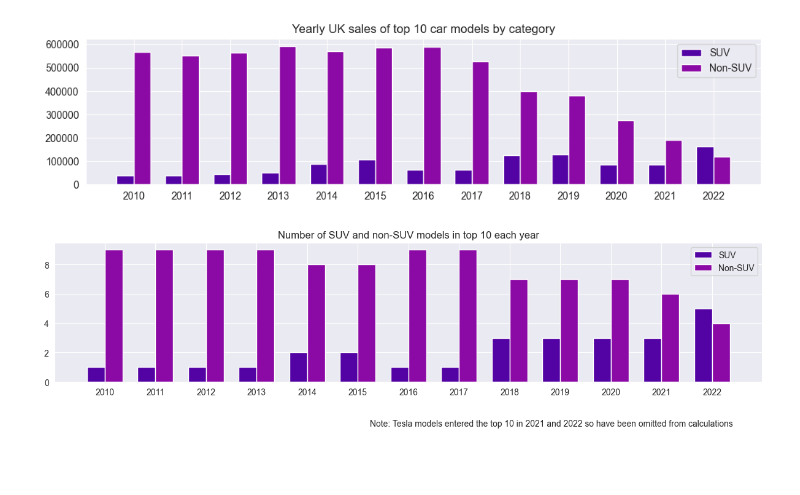
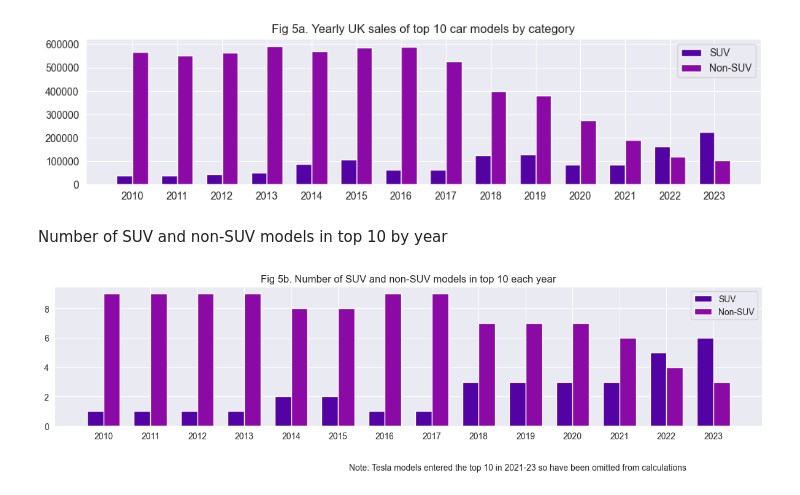
Before and after one commit to stepons/PostWorkings, a Jupyter notebook: SUVs and emissions/SUVs_and_emissions.ipynb, the cells around one changed output. Drawn from its saved outputs; the diff is of its cells as text; code cells hidden in the pictures; blank space fills up the shorter version.

Commit message:
KAN-13 Car sales data scraping added

```diff
--- a/SUVs and emissions/SUVs_and_emissions.ipynb
+++ b/SUVs and emissions/SUVs_and_emissions.ipynb
@@ -60,36 +221,29 @@ plt.show()
 # %%
-# Weighted average car mass by year
 
-
-# Initialize a dictionary to store the results
 yearly_weighted_averages = {}
 
-# Iterate through the year columns
-for year in range(2010, 2023):
+for year in range(2010, 2024):
     total_weighted_sum = 0
     total_cars_sold = 0
 
-    # Iterate through the rows
     for index, row in sales_df.iterrows():
         model = row['Model']
 
-        # Check if the year column has a non-null value
-        if not pd.isna(row[year]):
-            # Get the weight using both model and year
+        #Check if the year column has a non-null value
+        if not pd.isna(row[str(year)]):
             weight = car_weights.get((model, year), 0)
-            cars_sold = row[year]  # Number of cars sold for this model in this year
+            cars_sold = row[str(year)]
             total_weighted_sum += weight * cars_sold
             total_cars_sold += cars_sold
 
-    # Calculate the weighted average weight for the year
+    #Calculate the weighted average weight for the year
     if total_cars_sold > 0:
         weighted_average_weight = total_weighted_sum / total_cars_sold
         yearly_weighted_averages[year] = weighted_average_weight
 
-# Create a DataFrame from the dictionary for plotting
+#Create a DataFrame from the dictionary for plotting
 weighted_average_df = pd.DataFrame(list(yearly_weighted_averages.items()), columns=['Year', 'Weighted Average Weight'])
 
-# Plot the data
 plt.figure(figsize=(12, 6))
 sns.lineplot(data=weighted_average_df, x='Year', y='Weighted Average Weight', marker='o')
 plt.title('Yearly weighted average mass of top 10 selling UK car models')
@@ -165,43 +560,35 @@ plt.show()
 # %%
-# Yearly sales of SUVs and non-SUVs
 
-
-
-# Initialize a dictionary to store the results for SUVs and non-SUVs sold each year
 yearly_suv_sales = {}
 yearly_non_suv_sales = {}
 
-# Iterate through the year columns (2010 to 2023)
-for year in range(2010, 2023):
+
+for year in range(2010, 2024):
     suv_cars_sold = 0
     non_suv_cars_sold = 0
 
-    # Iterate through the rows
     for index, row in sales_df.iterrows():
-        # Check if the year column has a non-null value
-        if not pd.isna(row[year]):
+        #Check if the year column has a non-null value
+        if not pd.isna(row[str(year)]):
             model = row['Model']
 
-            # Find matching entries in weight_df
             matching_entries = weight_df[(weight_df['Model'] == model) & (weight_df['Year'] == year)]
 
             if not matching_entries.empty:
                 is_suv = matching_entries['SUV'].values[0]
 
                 if is_suv == 1:
-                    suv_cars_sold += row[year]
+                    suv_cars_sold += row[str(year)]
                 else:
-                    non_suv_cars_sold += row[year]
+                    non_suv_cars_sold += row[str(year)]
 
-    # Store the results for the year
     yearly_suv_sales[year] = suv_cars_sold
     yearly_non_suv_sales[year] = non_suv_cars_sold
 
-# Create DataFrames from the dictionaries for plotting
+#Create DataFrames from the dictionaries for plotting
 suv_sales_df = pd.DataFrame(list(yearly_suv_sales.items()), columns=['Year', 'SUV Sales'])
 non_suv_sales_df = pd.DataFrame(list(yearly_non_suv_sales.items()), columns=['Year', 'Non-SUV Sales'])
 
-# Plotting the non-stacked bar chart
 plt.figure(figsize=(12, 2.6))
 bar_width = 0.35
 index = range(len(suv_sales_df['Year']))
@@ -211,69 +598,62 @@ plt.bar([i + bar_width for i in index], non_suv_sales_df['Non-SUV Sales'], width
 plt.xticks([i + bar_width / 2 for i in index], suv_sales_df['Year'])
 
 
-plt.title('Yearly UK sales of top 10 car models by category')
+plt.title('Fig 5a. Yearly UK sales of top 10 car models by category')
 #plt.ylabel('Number of cars sold')
 plt.legend()
 plt.grid(True)
 plt.show()
 # %% [output]
-[figure, old version]
+[figure, new version]
+# %% [markdown]
+Number of SUV and non-SUV models in top 10 by year
 # %%
 
-# Initialize lists to store SUV and Non-SUV model counts for each year
 suv_model_counts = []
 non_suv_model_counts = []
 
-# Iterate through the year columns
-for year in range(2010, 2023):
+for year in range(2010, 2024):
     suv_models = set()
     non_suv_models = set()
 
-    # Iterate through the rows
     for index, row in sales_df.iterrows():
         model = row['Model']
 
+             #Check if the year column has a non-null value
+        if not pd.isna(row[str(year)]):
+            co2_emissions = car_co2_emissions.get((model, year), 0)
+            cars_sold = row[str(year)]
 
-             # Check if the year column has a non-null value
-        if not pd.isna(row[year]):
-            # Get the CO2 emissions using both model and year
-            co2_emissions = car_co2_emissions.get((model, year), 0)
-            cars_sold = row[year]  # Number of cars sold for this model in this year
-
-            # Check if there is a matching entry in weight_df
+            #Check if there is a matching entry in weight_df
             matching_entry = weight_df[(weight_df['Model'] == model) & (weight_df['Year'] == year)]
             if not matching_entry.empty:
                 is_suv = matching_entry['SUV'].values[0]
 
                 if is_suv == 1:
                     suv_models.add(model)
                 else:
                     non_suv_models.add(model)
                 #print('SUVs: ', suv_models, 'Non-SUVs: ', non_suv_models)
 
-    # Append counts for SUV and Non-SUV models for the year
     suv_model_counts.append(len(suv_models))
     non_suv_model_counts.append(len(non_suv_models))
 
-# Plotting the bar chart
+
 plt.figure(figsize=(12, 3))
 bar_width = 0.35
-index = range(len(range(2010, 2023)))
+index = range(len(range(2010, 2024)))
 
 plt.bar(index, suv_model_counts, bar_width, label='SUV')
 plt.bar([i + bar_width for i in index], non_suv_model_counts, bar_width, label='Non-SUV')
 
 #plt.xlabel('Year')
 #plt.ylabel('Number of Models')
-plt.title('Number of SUV and non-SUV models in top 10 each year')
-plt.xticks([i + bar_width / 2 for i in index], range(2010, 2023))
+plt.title('Fig 5b. Number of SUV and non-SUV models in top 10 each year')
+plt.xticks([i + bar_width / 2 for i in index], range(2010, 2024))
 plt.legend()
 plt.tight_layout()
-
-
-# Add a note below the x-axis label
-plt.text(9, -3, 'Note: Tesla models entered the top 10 in 2021 and 2022 so have been omitted from calculations', fontsize=10, ha='center')
+plt.text(9, -3, 'Note: Tesla models entered the top 10 in 2021-23 so have been omitted from calculations', fontsize=10, ha='center')
 
 plt.show()
 # %% [output]
-[figure, old version]
+[figure, new version]
```
Also changed, not shown: parts of 25 cells of this notebook, 4 other files.
